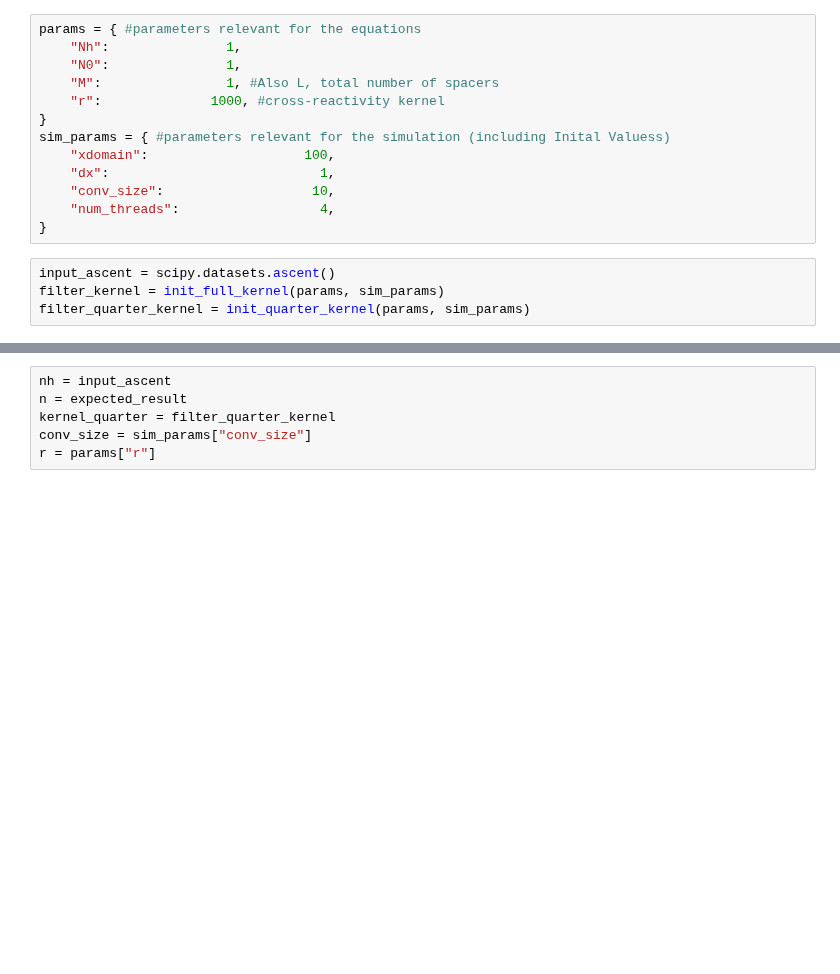
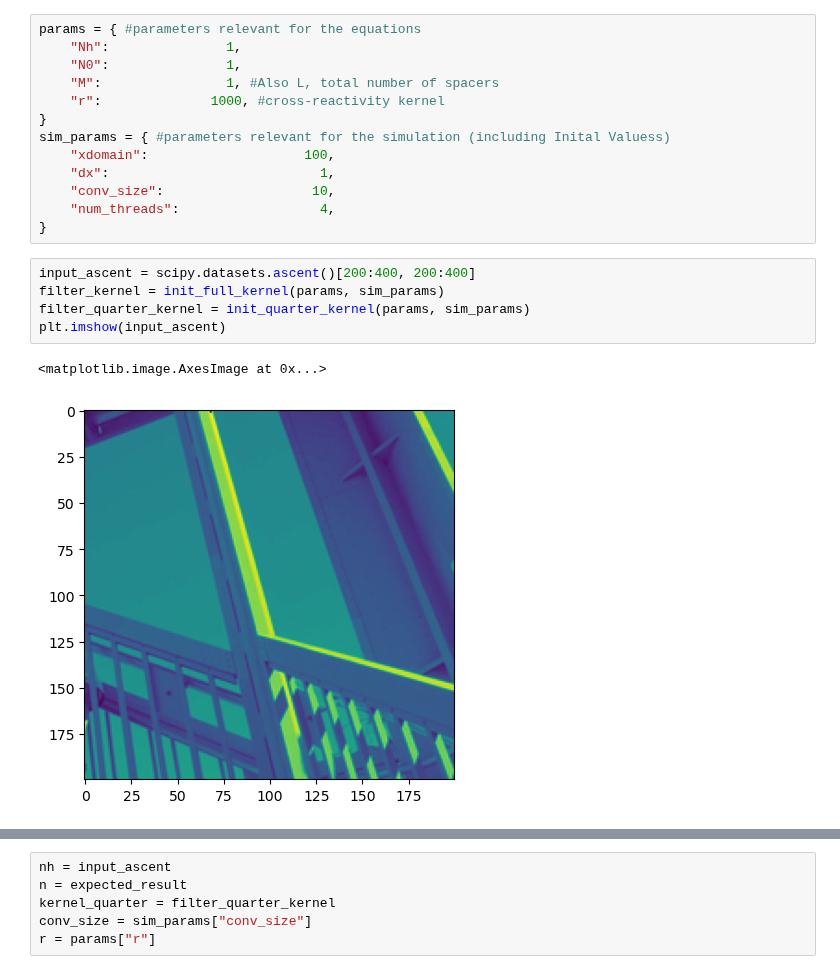
Before and after one commit to zhizhang1445/CRISPR_Sim, a Jupyter notebook: Sparse2DParrallelSim/unittest/convolution.ipynb, the cells around one changed output, grey strips where cells are left out. Drawn from its saved outputs; the diff is of its cells as text; blank space fills up the shorter version.

```diff
--- a/Sparse2DParrallelSim/unittest/convolution.ipynb
+++ b/Sparse2DParrallelSim/unittest/convolution.ipynb
@@ -26,9 +26,13 @@ sim_params = { #parameters relevant for the simulation (including Inital Valuess
     "num_threads":                  4,
 }
 # %%
-input_ascent = scipy.datasets.ascent()
+input_ascent = scipy.datasets.ascent()[200:400, 200:400]
 filter_kernel = init_full_kernel(params, sim_params)
 filter_quarter_kernel = init_quarter_kernel(params, sim_params)
+plt.imshow(input_ascent)
+# %% [output]
+<matplotlib.image.AxesImage at 0x...>
+[figure, added]
 # %%
 expected_result = scipy.signal.convolve2d(input_ascent, filter_kernel, mode = "same")
 plt.imshow(expected_result)
```
Also changed, not shown: parts of 6 cells of this notebook, 3 other files.
